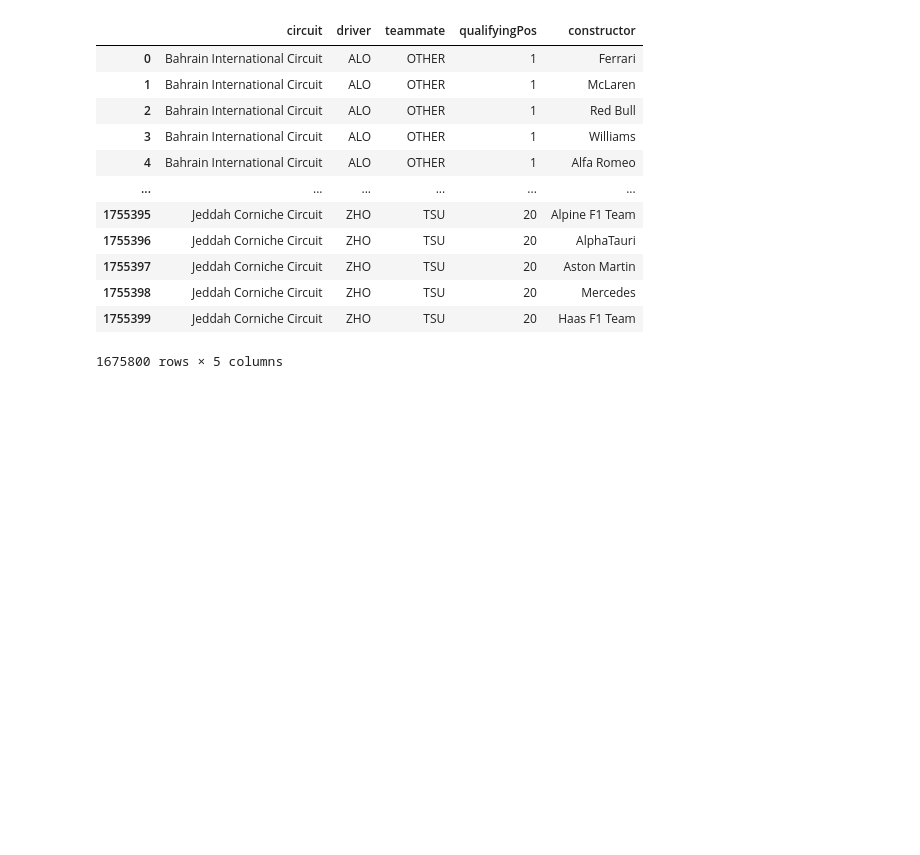
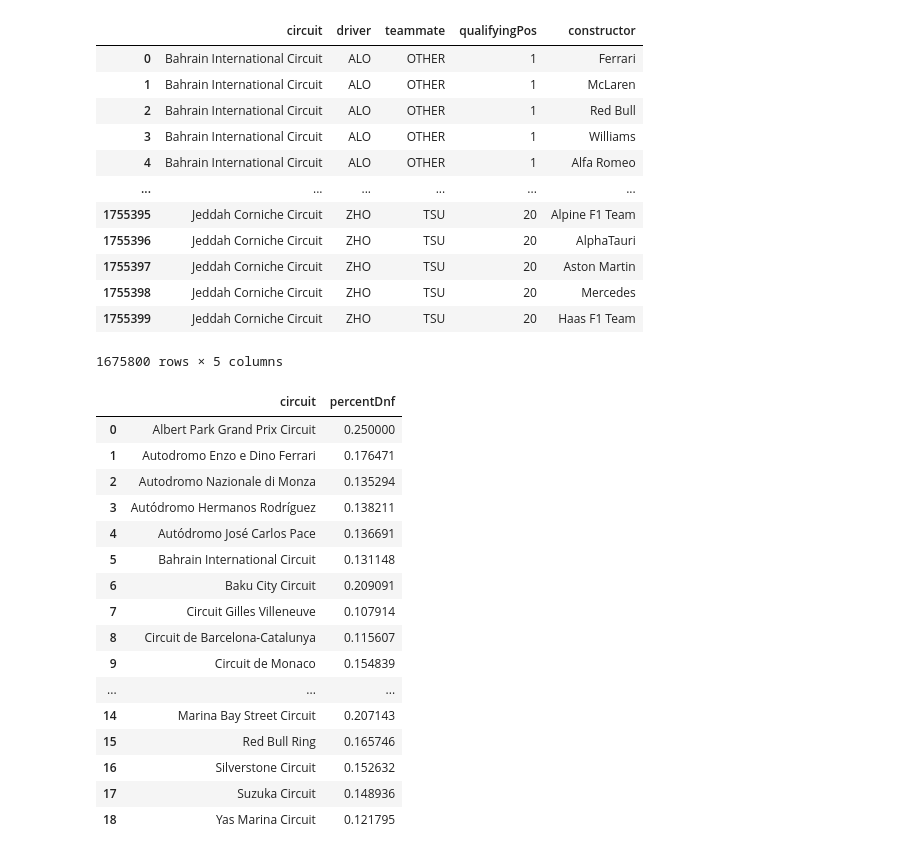
Before and after one commit to tanmayparikh/f1-points-predictor, a Jupyter notebook: test_indv_models.ipynb, the cells around one changed output. Saved outputs shown, nothing was run; the diff lists cells and outputs as text; code cells hidden in the pictures; blank space fills up the shorter version.

```diff
--- a/test_indv_models.ipynb
+++ b/test_indv_models.ipynb
@@ -163,0 +69,21 @@ final_results['pred_points'] = final_results['pred_points'].replace({1.0: 25, 2.
+# %%
+dnf_circuit = pd.read_csv('f1_dnf_circuit.csv')
+dnf_circuit
+# %% [output]
+|  | circuit | percentDnf |
+| 0 | Albert Park Grand Prix Circuit | 0.250000 |
+| 1 | Autodromo Enzo e Dino Ferrari | 0.176471 |
+| 2 | Autodromo Nazionale di Monza | 0.135294 |
+| 3 | Autódromo Hermanos Rodríguez | 0.138211 |
+| 4 | Autódromo José Carlos Pace | 0.136691 |
+| 5 | Bahrain International Circuit | 0.131148 |
+| 6 | Baku City Circuit | 0.209091 |
+| 7 | Circuit Gilles Villeneuve | 0.107914 |
+| 8 | Circuit de Barcelona-Catalunya | 0.115607 |
+| 9 | Circuit de Monaco | 0.154839 |
+| ... | ... | ... |
+| 14 | Marina Bay Street Circuit | 0.207143 |
+| 15 | Red Bull Ring | 0.165746 |
+| 16 | Silverstone Circuit | 0.152632 |
+| 17 | Suzuka Circuit | 0.148936 |
+| 18 | Yas Marina Circuit | 0.121795 |
```
Also changed, not shown: parts of 11 cells of this notebook.
